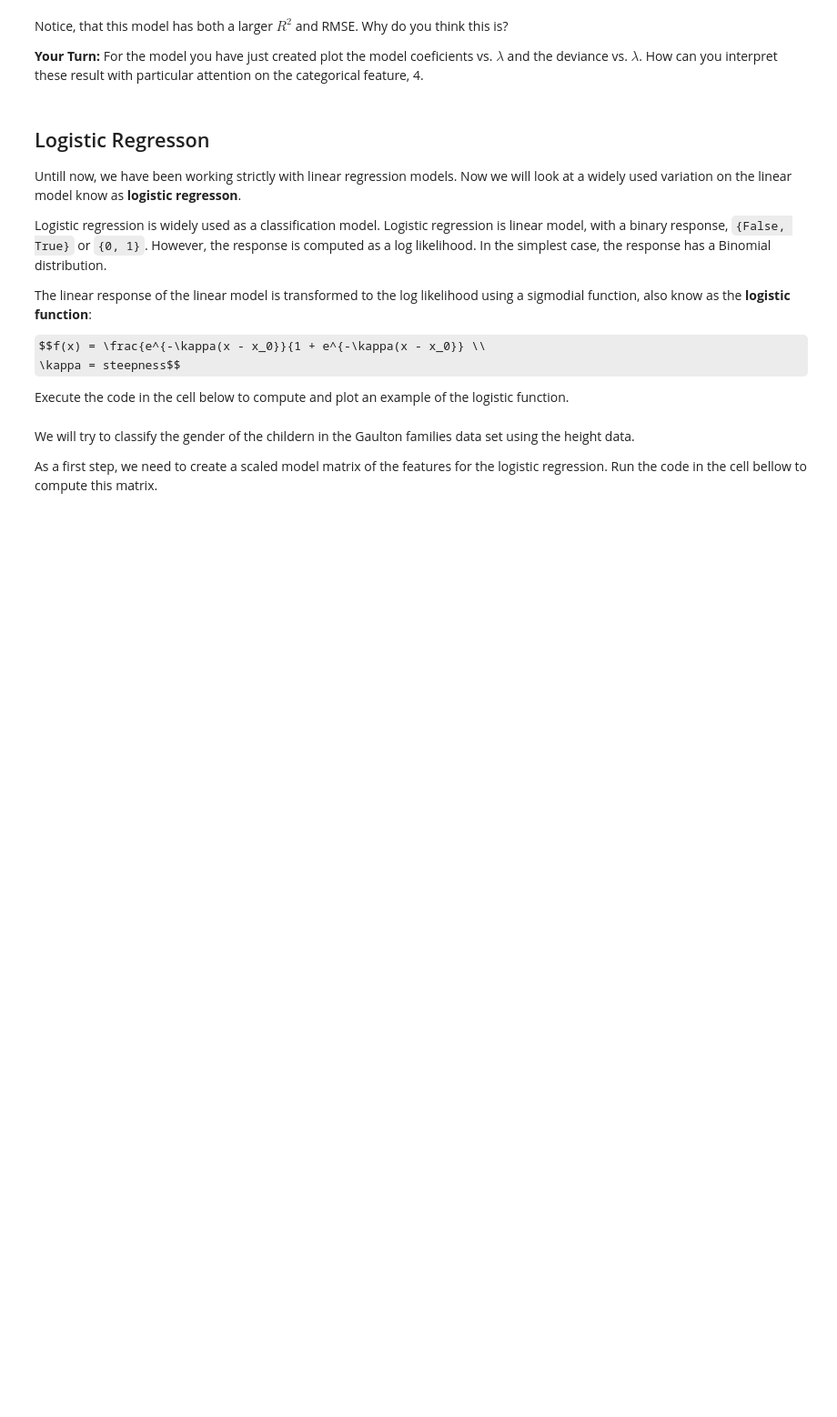
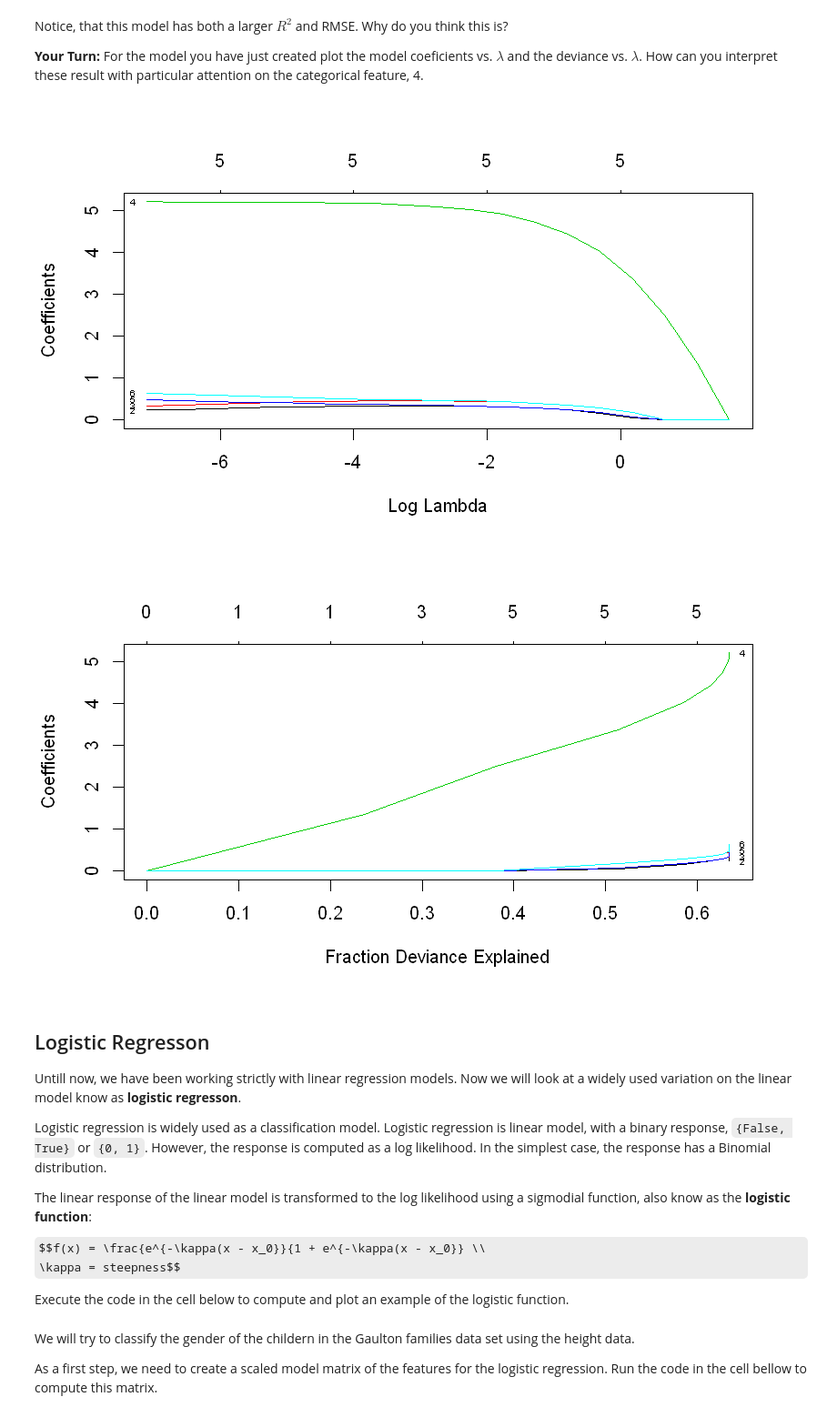
Before and after one commit to StephenElston/DataScience350, a Jupyter notebook: Lecture7/Regression2.ipynb, the cells around one changed output. Shown at 91% size. Drawn from its saved outputs; the diff is of its cells as text; code cells hidden in the pictures; some formulas as TeX source; blank space fills up the shorter version.

```diff
--- a/Lecture7/Regression2.ipynb
+++ b/Lecture7/Regression2.ipynb
@@ -898,6 +1172,12 @@ plot.svd.reg(Galton.scaled)
 Notice, that this model has both a larger $R^2$ and RMSE. Why do you think this is?
 
 **Your Turn:** For the model you have just created plot the model coeficients vs. $\lambda$ and the deviance vs. $\lambda$. How can you interpret these result with particular attention on the categorical feature, 4.
+# %%
+plot(mod.ridge.gender, xvar = 'lambda', label = TRUE)
+plot(mod.ridge.gender, xvar = 'dev', label = TRUE)
+# %% [output]
+[figure, added]
+[figure, added]
 # %% [markdown]
 ## Logistic Regresson
 
```
Also changed, not shown: parts of 27 cells of this notebook, 1 other file.
